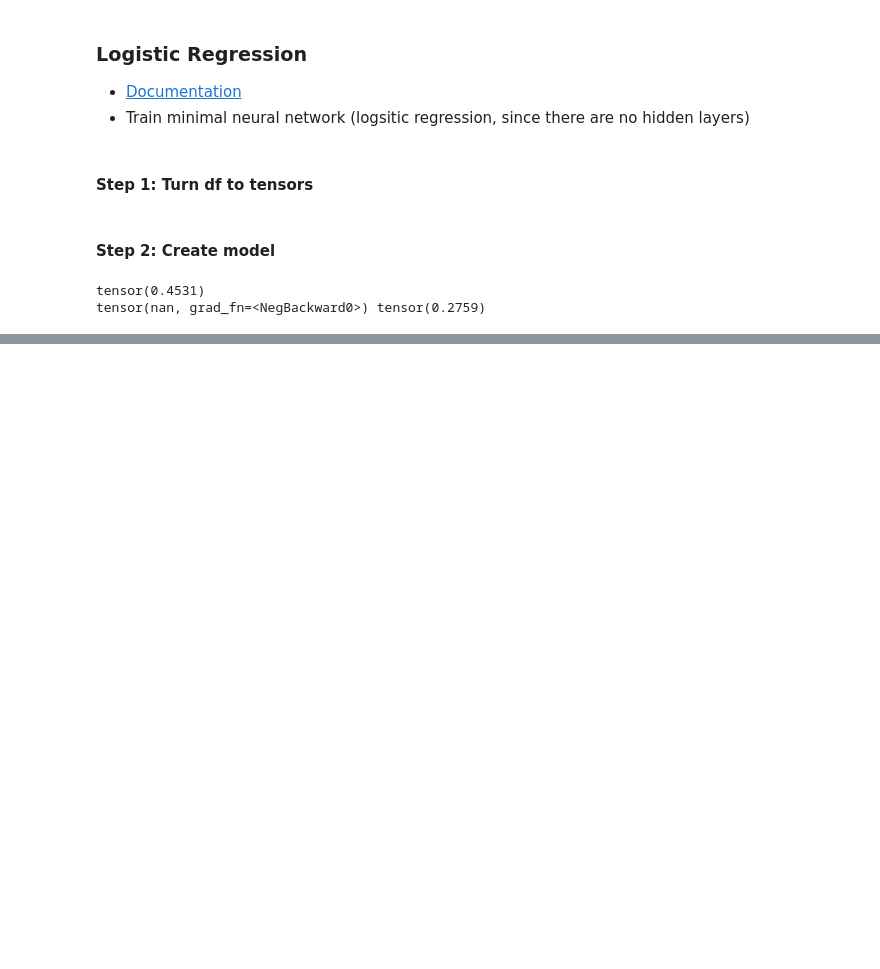
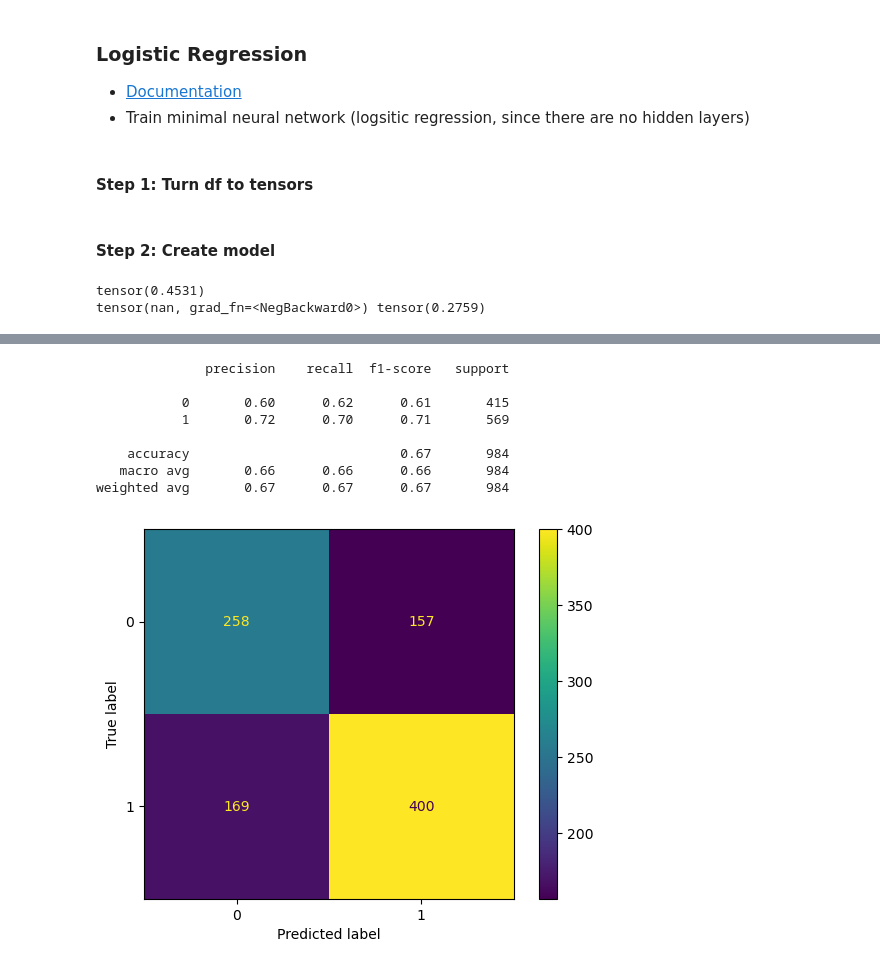
Before and after one commit to 04AJ/vocational-rehab, a Jupyter notebook: notebook.ipynb, the cells around one changed output, grey strips where cells are left out. Cells and saved outputs as stored; diff of their text form; code cells hidden in the pictures; blank space fills up the shorter version.

```diff
--- a/notebook.ipynb
+++ b/notebook.ipynb
@@ -206,0 +264,19 @@ tensor(nan, grad_fn=<NegBackward0>) tensor(0.2759)
+# %%
+from sklearn.metrics import confusion_matrix, ConfusionMatrixDisplay
+from sklearn.metrics import classification_report
+
+y_pred = clf.predict(X_test)
+cm = confusion_matrix(y_test, y_pred, labels=clf.classes_)
+disp = ConfusionMatrixDisplay(confusion_matrix=cm, display_labels=clf.classes_)
+disp.plot()
+print(classification_report(y_test, y_pred))
+# %% [output]
+              precision    recall  f1-score   support
+
+           0       0.60      0.62      0.61       415
+           1       0.72      0.70      0.71       569
+
+    accuracy                           0.67       984
+   macro avg       0.66      0.66      0.66       984
+weighted avg       0.67      0.67      0.67       984
+[figure, added]
```
Also changed, not shown: parts of 5 cells of this notebook, 3 other files.
